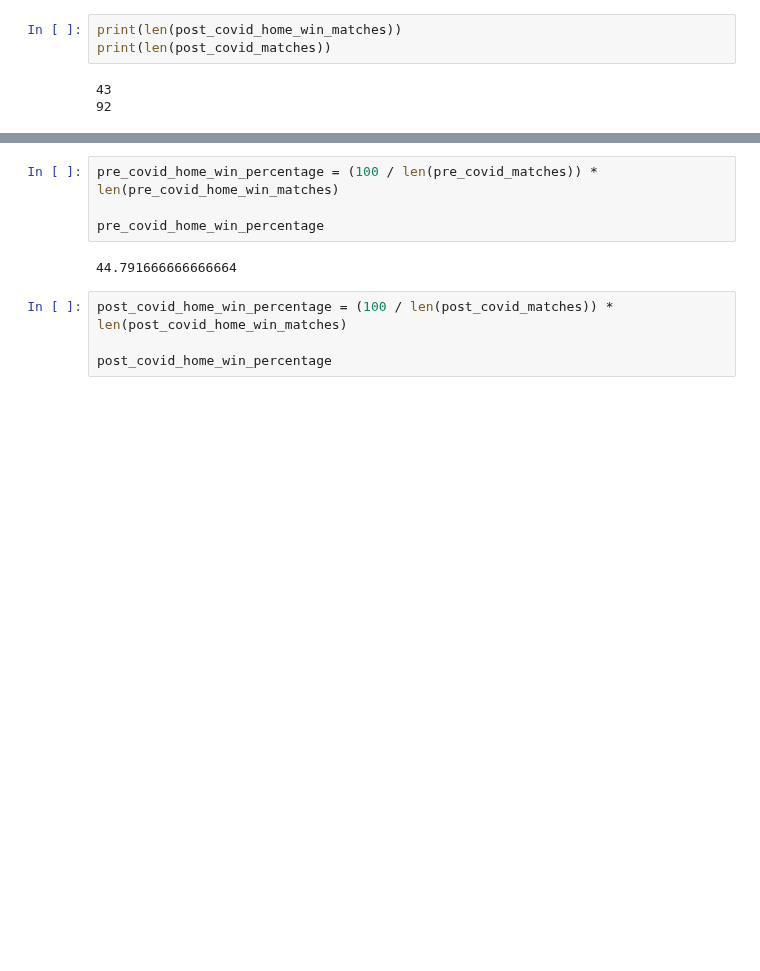
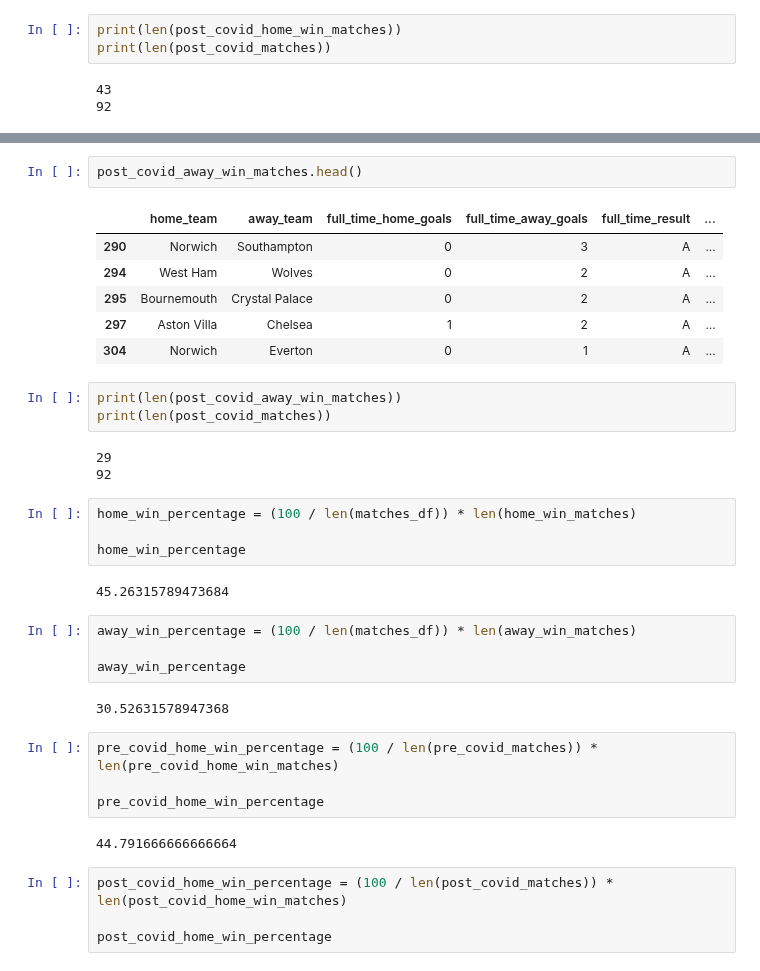
Before and after one commit to CharlesPeterMcCarthy/english-premier-league-2019-2020-statistical-analysis, a Jupyter notebook: epl-2019-2020.ipynb, the cells around one changed output, grey strips where cells are left out. Drawn from its saved outputs; the diff is of its cells as text; blank space fills up the shorter version.

```diff
--- a/epl-2019-2020.ipynb
+++ b/epl-2019-2020.ipynb
@@ -1398,3 +1394,30 @@ print(len(post_covid_matches))
+# %%
+post_covid_away_win_matches.head()
+# %% [output]
+|  | home_team | away_team | full_time_home_goals | full_time_away_goals | full_time_result | ... |
+| 290 | Norwich | Southampton | 0 | 3 | A | ... |
+| 294 | West Ham | Wolves | 0 | 2 | A | ... |
+| 295 | Bournemouth | Crystal Palace | 0 | 2 | A | ... |
+| 297 | Aston Villa | Chelsea | 1 | 2 | A | ... |
+| 304 | Norwich | Everton | 0 | 1 | A | ... |
+# %%
+print(len(post_covid_away_win_matches))
+print(len(post_covid_matches))
+# %% [output]
+29
+92
+# %%
+home_win_percentage = (100 / len(matches_df)) * len(home_win_matches)
+
+home_win_percentage
+# %% [output]
+45.26315789473684
+# %%
+away_win_percentage = (100 / len(matches_df)) * len(away_win_matches)
+
+away_win_percentage
+# %% [output]
+30.52631578947368
 # %%
 pre_covid_home_win_percentage = (100 / len(pre_covid_matches)) * len(pre_covid_home_win_matches)
 
```
Also changed, not shown: parts of 7 cells of this notebook.
